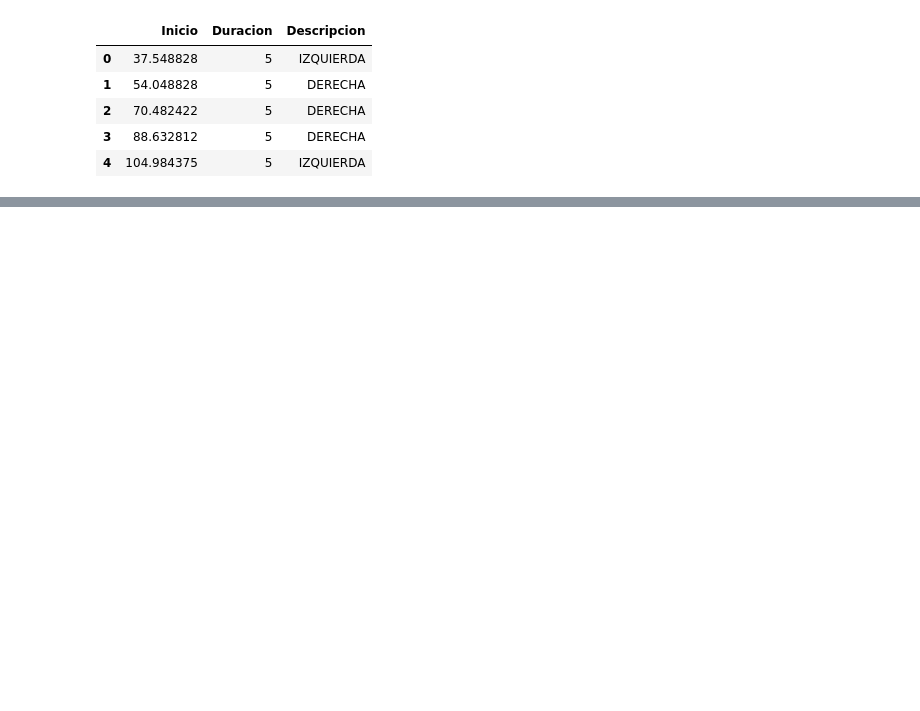
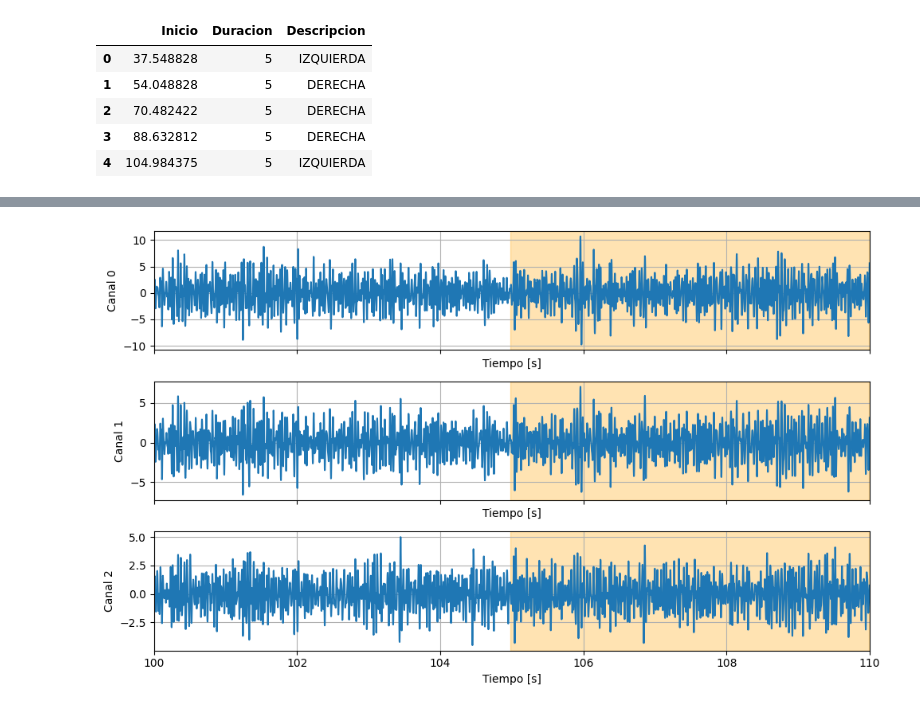
Before and after one commit to SrMichi19/TIF, a Jupyter notebook: 1. TIF/RawSignalV2.ipynb, the cells around one changed output, grey strips where cells are left out. Saved outputs shown, nothing was run; the diff lists cells and outputs as text; code cells hidden in the pictures; blank space fills up the shorter version.

```diff
--- a/1. TIF/RawSignalV2.ipynb
+++ b/1. TIF/RawSignalV2.ipynb
@@ -565,0 +627,7 @@ raw_signal_2.set_anotaciones(anotaciones2)
+# %%
+# Filtramos la señal
+filter_signal = signal.filter(l_freq=20, h_freq=60, notch_freq=50)
+# %%
+filter_signal.plot(picks=["F2", "F3", "F4"], start=100, duration=10)
+# %% [output]
+[figure, added]
```
Also changed, not shown: parts of 24 cells of this notebook, 2 other files.
